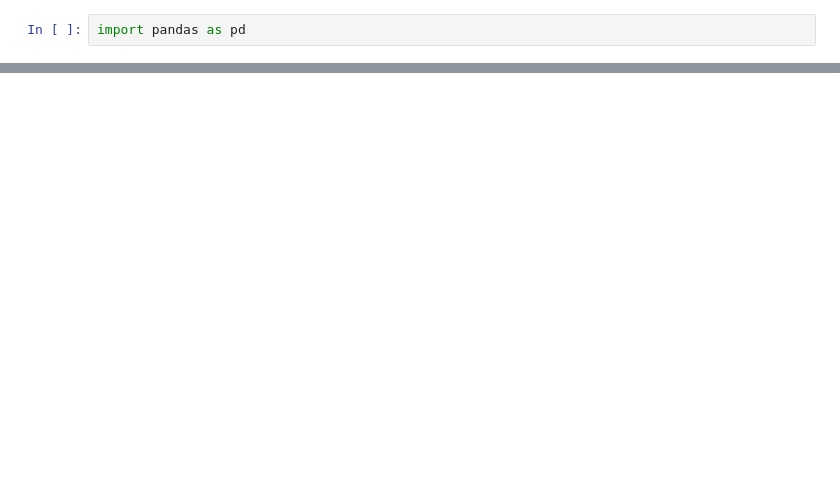
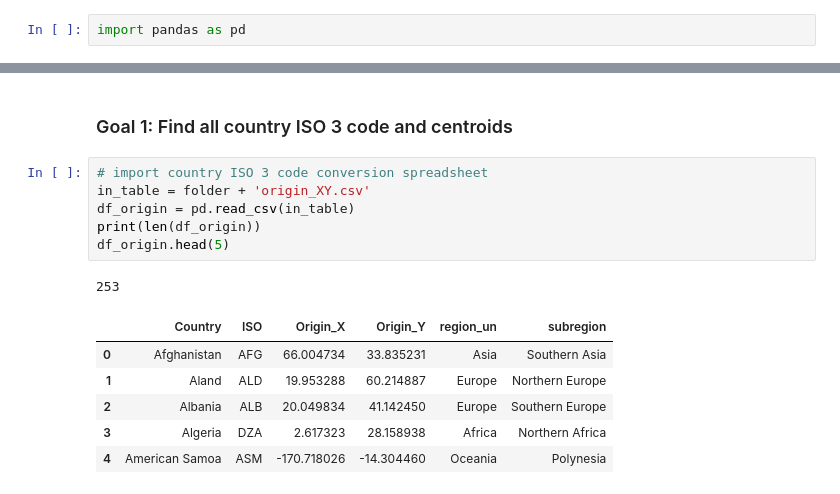
Before and after one commit to enshengdong/measles, a Jupyter notebook: IATA.ipynb, the cells around one changed output, grey strips where cells are left out. Drawn from its saved outputs; the diff is of its cells as text; blank space fills up the shorter version.

```diff
--- a/IATA.ipynb
+++ b/IATA.ipynb
@@ -67,0 +124,16 @@ df['originRegion'] = df['originCountryName'].replace({
+# %% [markdown]
+### Goal 1: Find all country ISO 3 code and centroids
+# %%
+# import country ISO 3 code conversion spreadsheet
+in_table = folder + 'origin_XY.csv'
+df_origin = pd.read_csv(in_table)
+print(len(df_origin))
+df_origin.head(5)
+# %% [output]
+253
+|  | Country | ISO | Origin_X | Origin_Y | region_un | subregion |
+| 0 | Afghanistan | AFG | 66.004734 | 33.835231 | Asia | Southern Asia |
+| 1 | Aland | ALD | 19.953288 | 60.214887 | Europe | Northern Europe |
+| 2 | Albania | ALB | 20.049834 | 41.142450 | Europe | Southern Europe |
+| 3 | Algeria | DZA | 2.617323 | 28.158938 | Africa | Northern Africa |
+| 4 | American Samoa | ASM | -170.718026 | -14.304460 | Oceania | Polynesia |
```
Also changed, not shown: parts of 26 cells of this notebook.
